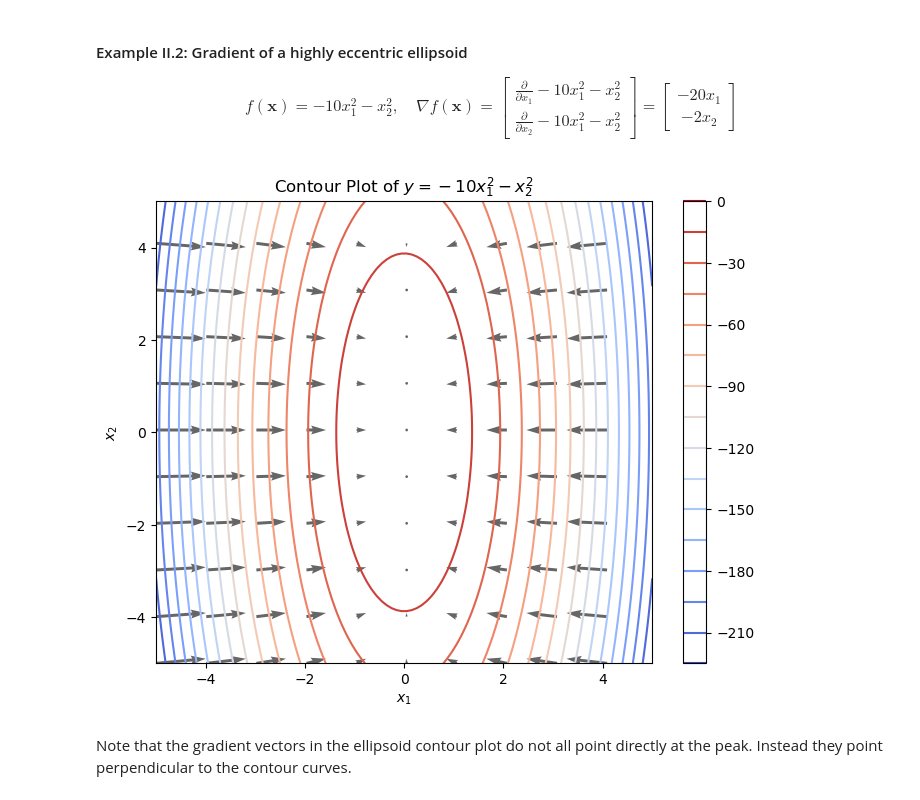
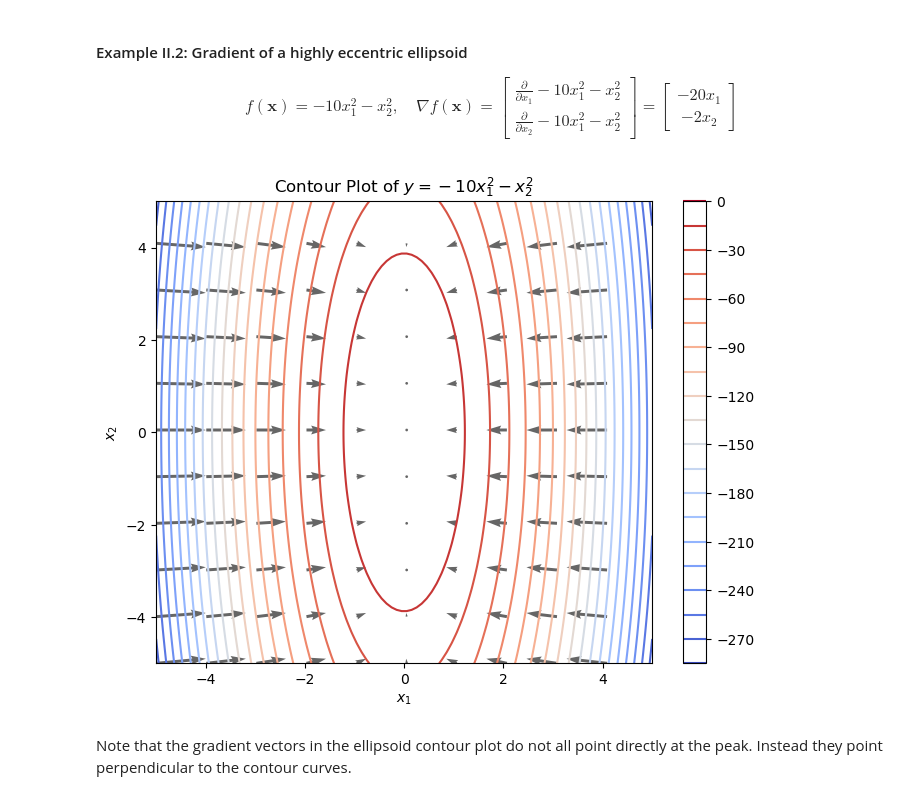
Before and after one commit to dosirrah/CSCI632_25F_MachineLearning, a Jupyter notebook: hw4/CSCI632_hw4.ipynb, the cells around one changed output. Drawn from its saved outputs; the diff is of its cells as text; code cells hidden in the pictures.

Commit message:
Add constants for controlling shape of the ellipsoid in Example II.2.
I did this because I was using 8 in one place where I should've been using
a 10.  By defining constants, I am ensuring that if I change the
constant it will affect both the contours and the gradients the same.

```diff
--- a/hw4/CSCI632_hw4.ipynb
+++ b/hw4/CSCI632_hw4.ipynb
@@ -119,40 +119,45 @@ $$f(\mathbf{x}) = -10x_1^2 -x_2^2,\quad \nabla f(\mathbf{x}) = \begin{bmatrix}
 -2 x_2
 \end{bmatrix}$$
 # %%
+a = -10
+b = -1
+
+grad_scale = 1  # scaling factor for the gradient vectors
+
 # Define a new function for the more eccentric ellipsoid
 def ellipsoid(x1, x2):
-    return -8 * x1**2 - x2**2
+    return a * x1**2 + b * x2**2
 
 x1 = np.linspace(-5, 5, 100)
 x2 = np.linspace(-5, 5, 100)
 X1, X2 = np.meshgrid(x1, x2)    # populates two dimensional arrays wherein one represents x-values and the other y-values
                                 # This is a bit redundant, but numpy will evalute the function by sweeping across both
                                 # matrices in parallel using vector operations.
 Y = ellipsoid(X1, X2)           # evaluates at every (x1, x2) position in the X1, X2 matrices.
 
 # Adjust spacing to reduce the number of gradient vectors
 new_spacing = 10
 X1_sub = X1[::new_spacing, ::new_spacing]
 X2_sub = X2[::new_spacing, ::new_spacing]
 
 # Compute gradient vectors
-grad_x1 = -20 * X1_sub
-grad_x2 = -2 * X2_sub
+grad_x1 = grad_scale * 2 * a * X1_sub
+grad_x2 = grad_scale * 2 * b * X2_sub
 
 # Plot the contour plot with selectively placed gradient vectors on the more eccentric ellipsoid
 plt.figure(figsize=(8, 6))
 contour = plt.contour(X1, X2, Y, levels=20, cmap="coolwarm")
 plt.colorbar(contour)
 
 # Add fewer gradient vectors selectively at level curve positions
 plt.quiver(X1_sub, X2_sub, grad_x1, grad_x2, color='black', angles='xy', scale_units='xy', scale=100, alpha=0.6)
 
 plt.xlabel(r'$x_1$')
 plt.ylabel(r'$x_2$')
 plt.title(r'Contour Plot of $y = -10x_1^2 - x_2^2$')
 plt.show()
 # %% [output]
-[figure, old version]
+[figure, new version]
 # %% [markdown]
 Note that the gradient vectors in the ellipsoid contour plot do not all point directly at the peak.  Instead
 they point perpendicular to the contour curves.
```
